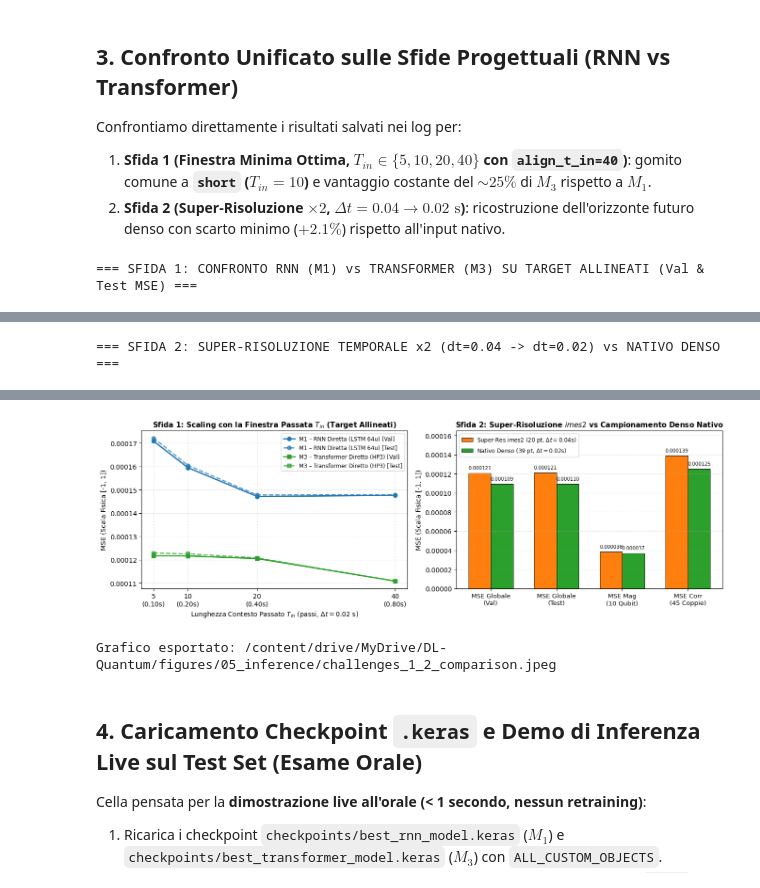
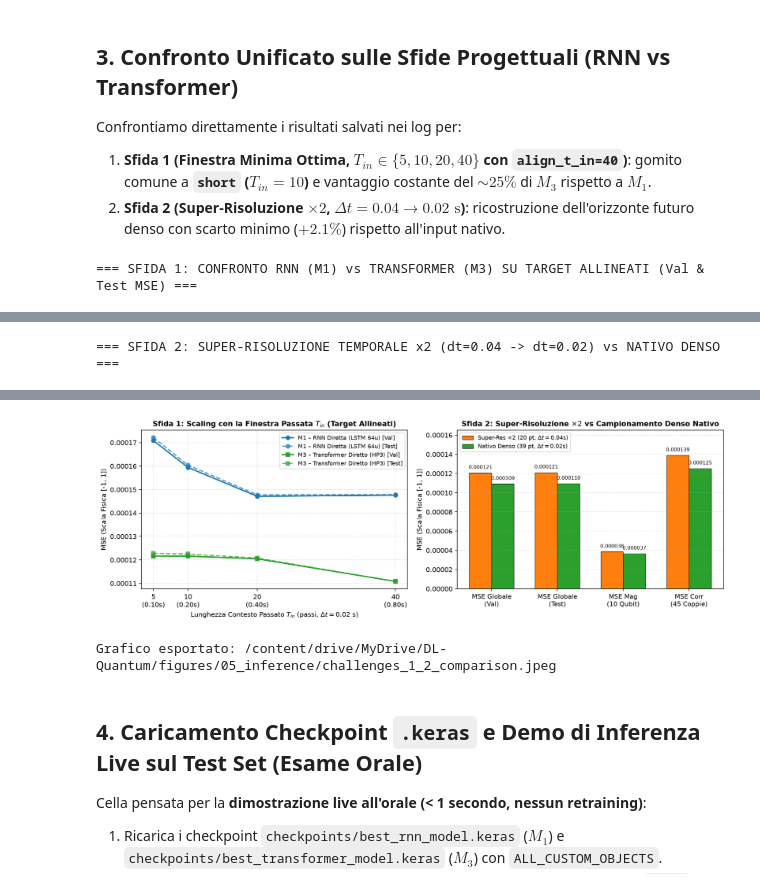
Before and after one commit to Riccardo-27/DL-Quantum, a Jupyter notebook: notebooks/05_inference.ipynb, the cells around one changed output, grey strips where cells are left out. Drawn from its saved outputs; the diff is of its cells as text; code cells hidden in the pictures.

Commit message:
fix(05_inference): fix LaTeX raw string titles in benchmark plots and add 5-Fold CV + disaggregated summary figure

```diff
--- a/notebooks/05_inference.ipynb
+++ b/notebooks/05_inference.ipynb
@@ -602,7 +641,7 @@ for m_name, color, marker, lbl in [
     ax.plot(sub["t_in"], sub["test_mse"], marker=marker, lw=1.8, ls="--", color=color, alpha=0.75, label=f"{lbl} [Test]")
 
 ax.set_title("Sfida 1: Scaling con la Finestra Passata $T_{in}$ (Target Allineati)", fontsize=11, fontweight="bold")
-ax.set_xlabel("Lunghezza Contesto Passato $T_{in}$ (passi, $\Delta t = 0.02$ s)")
+ax.set_xlabel(r"Lunghezza Contesto Passato $T_{in}$ (passi, $\Delta t = 0.02$ s)")
 ax.set_ylabel("MSE (Scala Fisica [-1, 1])")
 ax.set_xticks([5, 10, 20, 40])
 ax.set_xticklabels(["5\n(0.10s)", "10\n(0.20s)", "20\n(0.40s)", "40\n(0.80s)"])
@@ -619,38 +658,38 @@ if len(sfida2_df) == 2:
     nat_vals = [nat_row["val_mse"], nat_row["test_mse"], nat_row["val_mse_mag"], nat_row["val_mse_corr"]]
     x2 = np.arange(len(cats))
     w2 = 0.34
-    b1 = ax2.bar(x2 - w2 / 2, sr_vals, width=w2, color="#ff7f0e", edgecolor="black", lw=0.6, label="Super-Res $\times 2$ (20 pt, $\Delta t=0.04$s)")
-    b2 = ax2.bar(x2 + w2 / 2, nat_vals, width=w2, color="#2ca02c", edgecolor="black", lw=0.6, label="Nativo Denso (39 pt, $\Delta t=0.02$s)")
+    b1 = ax2.bar(x2 - w2 / 2, sr_vals, width=w2, color="#ff7f0e", edgecolor="black", lw=0.6, label=r"Super-Res $\times 2$ (20 pt, $\Delta t=0.04$s)")
+    b2 = ax2.bar(x2 + w2 / 2, nat_vals, width=w2, color="#2ca02c", edgecolor="black", lw=0.6, label=r"Nativo Denso (39 pt, $\Delta t=0.02$s)")
     for bars in (b1, b2):
         for bar in bars:
             h = bar.get_height()
             ax2.text(bar.get_x() + bar.get_width() / 2, h + 0.000003, f"{h:.6f}", ha="center", va="bottom", fontsize=7.5)
     ax2.set_xticks(x2)
     ax2.set_xticklabels(cats, fontsize=9.5)
     ax2.set_ylim(0, 0.000165)
     ax2.set_ylabel("MSE (Scala Fisica [-1, 1])")
-    ax2.set_title("Sfida 2: Super-Risoluzione $\times 2$ vs Campionamento Denso Nativo", fontsize=11, fontweight="bold")
+    ax2.set_title(r"Sfida 2: Super-Risoluzione $\times 2$ vs Campionamento Denso Nativo", fontsize=11, fontweight="bold")
     ax2.grid(axis="y", linestyle=":", alpha=0.6)
     ax2.legend(fontsize=8.5)
 
 plt.tight_layout()
 out_ch = save_figure(fig, "challenges_1_2_comparison.jpeg", subdir=FIG_SUBDIR)
 plt.show()
 print(f"Grafico esportato: {out_ch}")
 # %% [output]
 === SFIDA 1: CONFRONTO RNN (M1) vs TRANSFORMER (M3) SU TARGET ALLINEATI (Val & Test MSE) ===
 |  | val_mse |  | test_mse |  | val_mae |  | test_mae |  |
 | model_name | M1_Direct | M3_Direct | M1_Direct | M3_Direct | M1_Direct | M3_Direct | M1_Direct | M3_Direct |
 | t_in |  |  |  |  |  |  |  |  |
 | 5 | 0.000171 | 0.000122 | 0.000172 | 0.000123 | 0.009454 | 0.007919 | 0.009491 | 0.007965 |
 | 10 | 0.000159 | 0.000122 | 0.000160 | 0.000122 | 0.009066 | 0.007860 | 0.009092 | 0.007888 |
 | 20 | 0.000147 | 0.000120 | 0.000148 | 0.000121 | 0.008628 | 0.007836 | 0.008654 | 0.007864 |
 | 40 | 0.000148 | 0.000111 | 0.000148 | 0.000111 | 0.008731 | 0.007578 | 0.008733 | 0.007573 |
 === SFIDA 2: SUPER-RISOLUZIONE TEMPORALE x2 (dt=0.04 -> dt=0.02) vs NATIVO DENSO ===
 |  | model_name | window | t_in | val_mse | val_mae | test_mse | test_mae | val_mse_mag | val_mse_corr | ... |
 | 0 | M3_Direct_SR_x2 | super_res_x2 (dt=0.04->0.02) | 20.0 | 0.000121 | 0.007844 | 0.000121 | 0.007881 | 0.000038 | 0.000139 | ... |
 | 1 | M3_Direct_Native_dt002 | native_dense (dt=0.02->0.02) | 39.0 | 0.000109 | 0.007529 | 0.000110 | 0.007539 | 0.000037 | 0.000125 | ... |
-[figure, old version]
+[figure, new version]
 Grafico esportato: /content/drive/MyDrive/DL-Quantum/figures/05_inference/challenges_1_2_comparison.jpeg
 # %% [markdown]
 ## 4. Caricamento Checkpoint `.keras` e Demo di Inferenza Live sul Test Set (Esame Orale)
```
Also changed, not shown: parts of 2 cells of this notebook, 3 other files.
